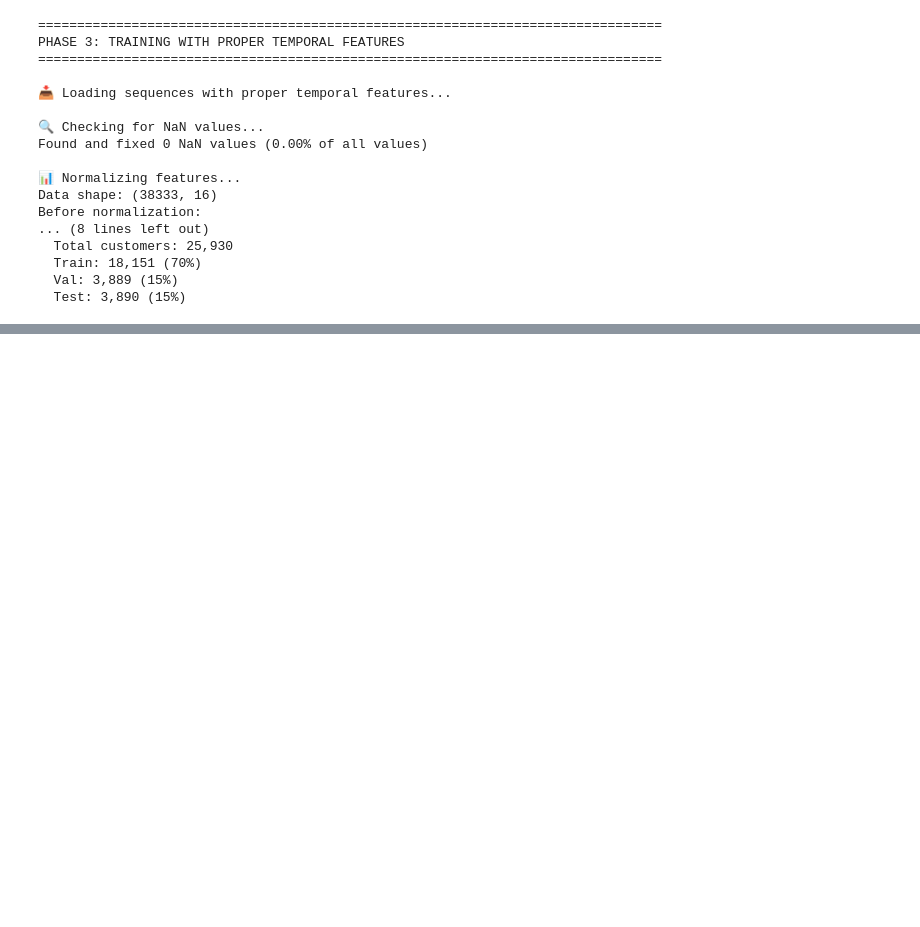
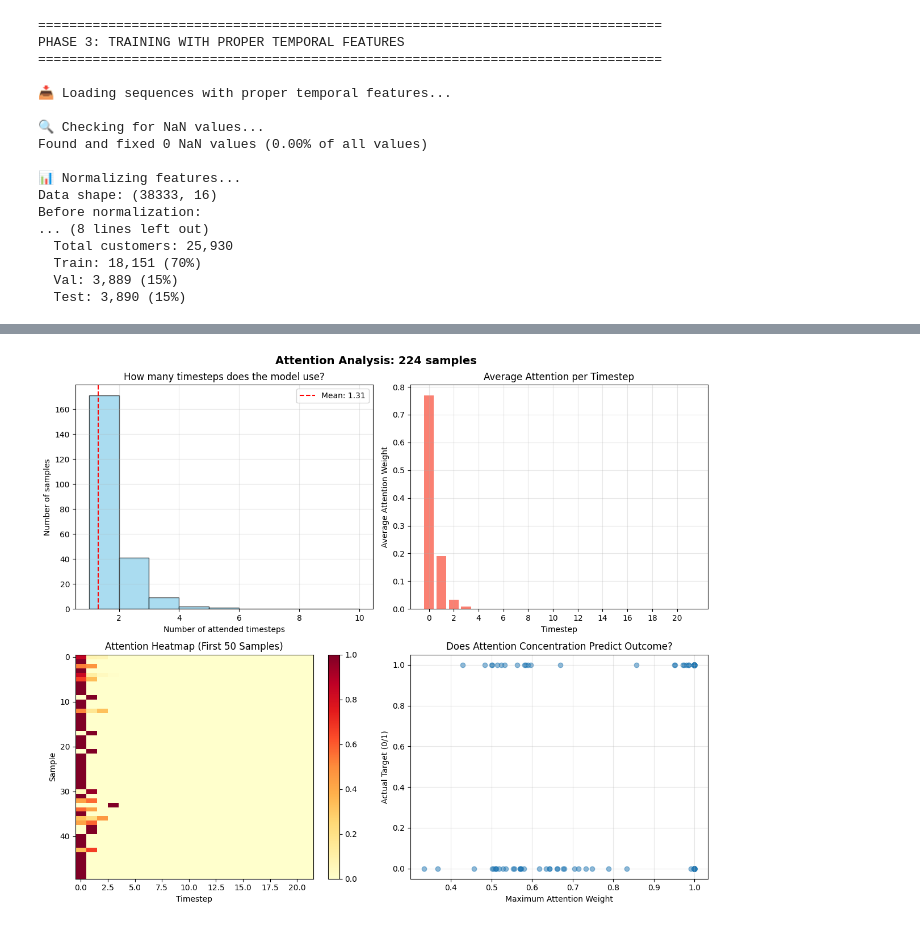
Before and after one commit to vslovik/ai-france-hvac, a Jupyter notebook: dl_attention_poc.ipynb, the cells around one changed output, grey strips where cells are left out. Saved outputs shown, nothing was run; the diff lists cells and outputs as text; code cells hidden in the pictures; blank space fills up the shorter version.

```diff
--- a/dl_attention_poc.ipynb
+++ b/dl_attention_poc.ipynb
@@ -3819,0 +3837,6 @@ else:
+# %%
+# Just create fresh dataloaders (no training needed)
+batch_size = 32
+train_loader = DataLoader(train_set, batch_size=batch_size, shuffle=False)
+val_loader = DataLoader(val_set, batch_size=batch_size, shuffle=False)
+test_loader = DataLoader(test_set, batch_size=batch_size, shuffle=False)
@@ -3819,0 +4479,77 @@ else:
+# %%
+def visualize_attention_patterns(attention_matrix, targets):
+    """Create insightful visualizations"""
+    import matplotlib.pyplot as plt
+
+    fig, axes = plt.subplots(2, 2, figsize=(12, 10))
+
+    # 1. Histogram of number of attended timesteps
+    ax = axes[0, 0]
+    nonzero_counts = (attention_matrix > 0.01).sum(axis=1)
+    ax.hist(nonzero_counts, bins=range(1, 11), alpha=0.7, color='skyblue', edgecolor='black')
+    ax.set_xlabel('Number of attended timesteps')
+    ax.set_ylabel('Number of samples')
+    ax.set_title('How many timesteps does the model use?')
+    ax.axvline(nonzero_counts.mean(), color='red', linestyle='--', label=f'Mean: {nonzero_counts.mean():.2f}')
+    ax.legend()
+    ax.grid(True, alpha=0.3)
+
+    # 2. Which timesteps get attention overall
+    ax = axes[0, 1]
+    avg_attention = attention_matrix.mean(axis=0)
+    ax.bar(range(len(avg_attention)), avg_attention, color='salmon')
+    ax.set_xlabel('Timestep')
+    ax.set_ylabel('Average Attention Weight')
+    ax.set_title('Average Attention per Timestep')
+    ax.set_xticks(range(0, len(avg_attention), max(1, len(avg_attention)//10)))
+    ax.grid(True, alpha=0.3)
+
+    # 3. Attention heatmap (first 50 samples)
+    ax = axes[1, 0]
+    if len(attention_matrix) > 50:
+        heatmap_data = attention_matrix[:50]
+    else:
+        heatmap_data = attention_matrix
+
+    im = ax.imshow(heatmap_data, aspect='auto', cmap='YlOrRd')
+    ax.set_xlabel('Timestep')
+    ax.set_ylabel('Sample')
+    ax.set_title('Attention Heatmap (First 50 Samples)')
+    plt.colorbar(im, ax=ax)
+
+    # 4. Attention vs prediction outcome
+    ax = axes[1, 1]
+    max_attention = attention_matrix.max(axis=1)
+
+    # Simple analysis: does attention concentration correlate with certainty?
+    from scipy import stats
+
+    if len(max_attention) > 10:
+        # Create pseudo-predictions based on attention concentration
+        # (High concentration = model is "certain")
+        ax.scatter(max_attention, targets[:len(max_attention)], alpha=0.5)
+        ax.set_xlabel('Maximum Attention Weight')
+        ax.set_ylabel('Actual Target (0/1)')
+        ax.set_title('Does Attention Concentration Predict Outcome?')
+        ax.grid(True, alpha=0.3)
+
+    plt.suptitle(f'Attention Analysis: {len(attention_matrix)} samples', fontsize=14, fontweight='bold')
+    plt.tight_layout()
+    plt.show()
+
+    # Print key insights
+    print("\n🔑 KEY INSIGHTS from Visualization:")
+    print(f"1. Model uses {nonzero_counts.mean():.2f} timesteps on average")
+    print(f"2. {100*(nonzero_counts == 1).sum()/len(nonzero_counts):.1f}% of samples use only 1 timestep")
+    print(f"3. Timestep {np.argmax(avg_attention)} gets {avg_attention.max()*100:.1f}% of attention")
+
+    if avg_attention[0] > 0.5:
+        print(f"4. ⚠️  CRITICAL: Model relies HEAVILY on timestep 0 ({avg_attention[0]*100:.1f}%)")
+        print(f"   → Consider if this makes business sense")
+        print(f"   → If yes: Early features are key predictors")
+        print(f"   → If no: Model needs regularization")
+
+# Create visualizations
+visualize_attention_patterns(attention_matrix, targets)
+# %% [output]
+[figure, added]
```
Also changed, not shown: parts of 40 cells of this notebook, 5 other files.
